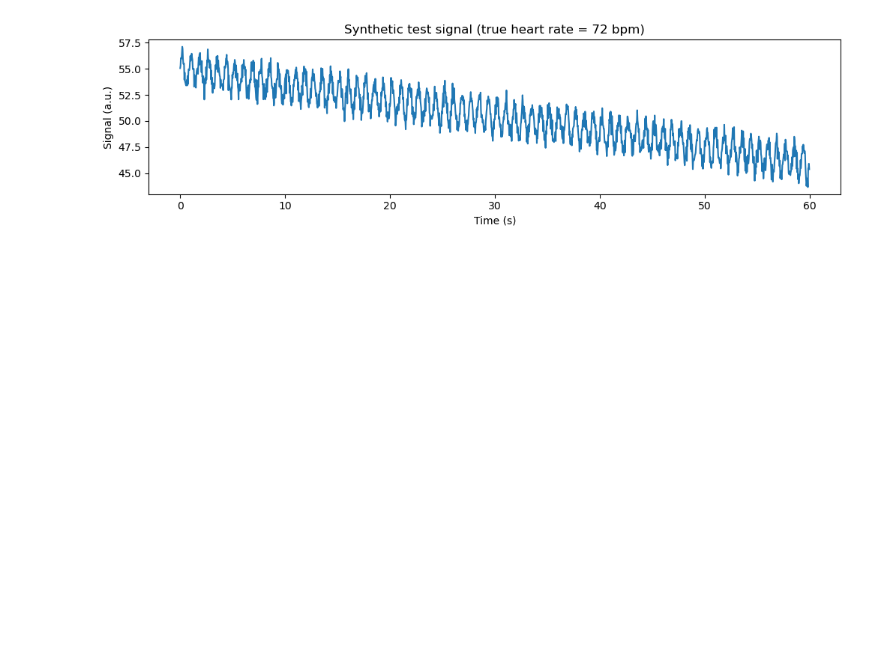
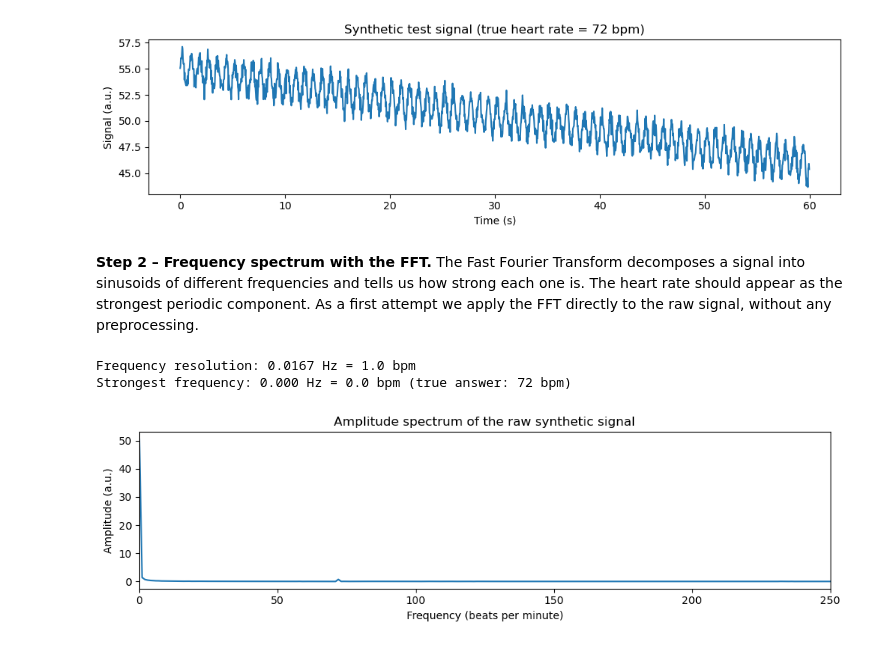
Before and after one commit to yaoZtb/ppg-heart-rate-from-video, a Jupyter notebook: heart_rate_from_video.ipynb, the cells around one changed output. Cells and saved outputs as stored; diff of their text form; code cells hidden in the pictures; blank space fills up the shorter version.

Commit message:
Add FFT spectrum of raw test signal

```diff
--- a/heart_rate_from_video.ipynb
+++ b/heart_rate_from_video.ipynb
@@ -93,3 +93,36 @@ plt.tight_layout()
 plt.show()
 # %% [output]
 [figure]
+# %% [markdown]
+**Step 2 – Frequency spectrum with the FFT.** The Fast Fourier Transform decomposes a signal into sinusoids of different frequencies and tells us how strong each one is. The heart rate should appear as the strongest periodic component. As a first attempt we apply the FFT directly to the raw signal, without any preprocessing.
+# %%
+def compute_spectrum(signal, fs):
+    """Return the frequencies (Hz) and amplitude spectrum of a real-valued signal using the FFT.
+
+    signal : 1D array of samples
+    fs     : sampling rate in Hz
+    """
+    n = len(signal)
+    freqs = np.fft.rfftfreq(n, d=1 / fs)           # frequency (Hz) of each FFT output bin
+    amplitude = np.abs(np.fft.rfft(signal)) / n     # strength of each frequency
+    return freqs, amplitude
+
+
+# First attempt: FFT of the RAW synthetic signal, no preprocessing
+freqs, amp = compute_spectrum(test_signal, fs_test)
+peak_freq = freqs[np.argmax(amp)]                   # frequency with the largest amplitude
+print(f"Frequency resolution: {freqs[1]:.4f} Hz = {freqs[1] * 60:.1f} bpm")
+print(f"Strongest frequency: {peak_freq:.3f} Hz = {peak_freq * 60:.1f} bpm (true answer: {true_hr_bpm} bpm)")
+
+plt.figure(figsize=(10, 3))
+plt.plot(freqs * 60, amp)
+plt.xlim(0, 250)
+plt.xlabel("Frequency (beats per minute)")
+plt.ylabel("Amplitude (a.u.)")
+plt.title("Amplitude spectrum of the raw synthetic signal")
+plt.tight_layout()
+plt.show()
+# %% [output]
+Frequency resolution: 0.0167 Hz = 1.0 bpm
+Strongest frequency: 0.000 Hz = 0.0 bpm (true answer: 72 bpm)
+[figure, added]
```
